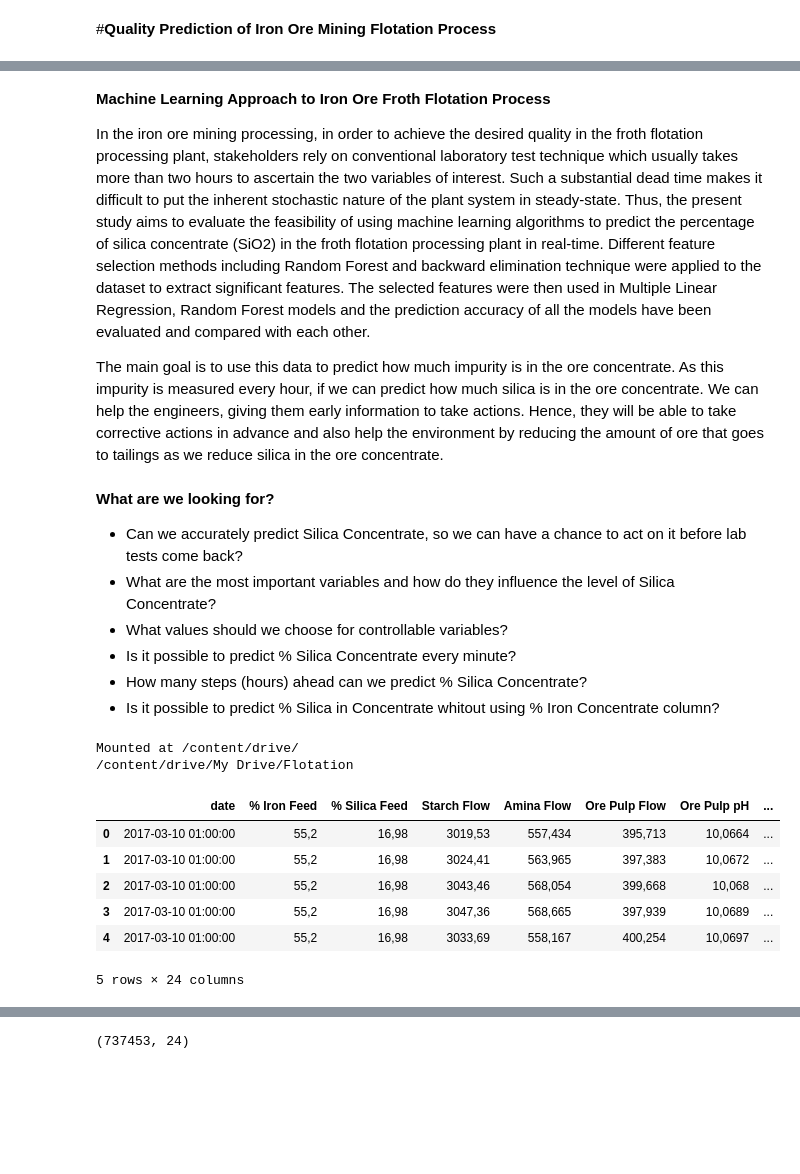
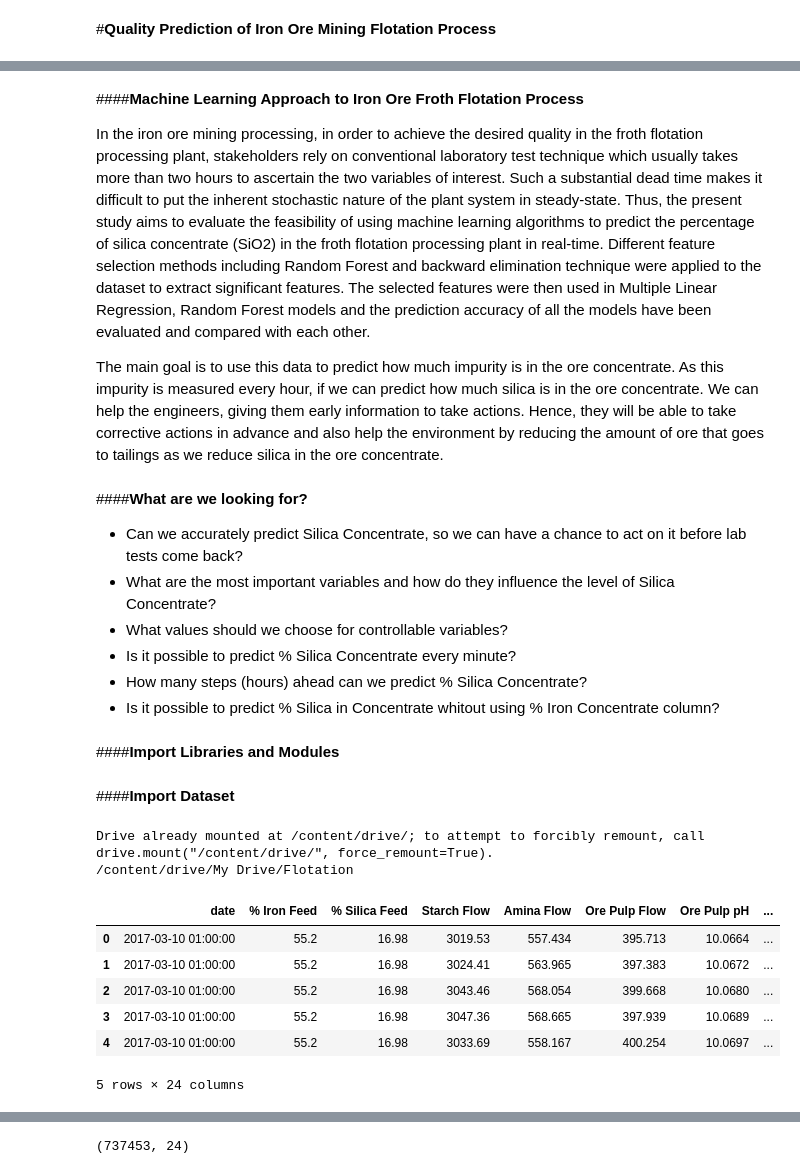
Before and after one commit to ArifAygun/Iron-Ore-Froth-Flotation-Quality-Prediction, a Jupyter notebook: Iron_Ore_Froth_Flotation_Quality_Prediction.ipynb, the cells around one changed output, grey strips where cells are left out. Drawn from its saved outputs; the diff is of its cells as text; code cells hidden in the pictures; blank space fills up the shorter version.

```diff
--- a/Iron_Ore_Froth_Flotation_Quality_Prediction.ipynb
+++ b/Iron_Ore_Froth_Flotation_Quality_Prediction.ipynb
@@ -9,14 +9,14 @@ Froth flotation is an important concentration process. This process can be used
 # %% [markdown]
 ![Untitled 1.jpg](embedded-picture-1)
 # %% [markdown]
-**Machine Learning Approach to Iron Ore Froth Flotation Process**
+####**Machine Learning Approach to Iron Ore Froth Flotation Process**
 
 In the iron ore mining processing, in order to achieve the desired quality in the froth flotation processing plant, stakeholders rely on conventional laboratory test technique which usually takes more than two hours to ascertain the two variables of interest. Such a substantial dead time makes it difficult to put the inherent stochastic nature of the plant system in steady-state.
 Thus, the present study aims to evaluate the feasibility of using machine learning algorithms to predict the percentage of silica concentrate (SiO2) in the froth flotation processing plant in real-time. Different feature selection methods including Random Forest and backward elimination technique were applied to the dataset to extract significant features. The selected features were then used in Multiple Linear Regression, Random Forest models and the prediction accuracy of all the models have been evaluated and compared with each other.
 
 The main goal is to use this data to predict how much impurity is in the ore concentrate. As this impurity is measured every hour, if we can predict how much silica is in the ore concentrate. We can help the engineers, giving them early information to take actions. Hence, they will be able to take corrective actions in advance and also help the environment by reducing the amount of ore that goes to tailings as we reduce silica in the ore concentrate.
 # %% [markdown]
-**What are we looking for?**
+####**What are we looking for?**
 
 - Can we accurately predict Silica Concentrate, so we can have a chance to act on it before lab tests come back?
 - What are the most important variables and how do they influence the level of Silica Concentrate?
@@ -24,6 +24,8 @@ The main goal is to use this data to predict how much impurity is in the ore con
 - Is it possible to predict % Silica Concentrate every minute?
 - How many steps (hours) ahead can we predict % Silica Concentrate?
 - Is it possible to predict % Silica in Concentrate whitout using % Iron Concentrate column?
+# %% [markdown]
+####**Import Libraries and Modules**
 # %%
 import pandas as pd
 import numpy as np
@@ -34,22 +35,24 @@ import matplotlib.pyplot as plt
 from sklearn.preprocessing import StandardScaler
 from sklearn.model_selection import train_test_split
 from sklearn.linear_model import LinearRegression
+# %% [markdown]
+####**Import Dataset**
 # %%
 from google.colab import drive
 drive.mount('/content/drive/')
 
 %cd /content/drive/My Drive/Flotation/
 
-df = pd.read_csv("Flotation_Plant.csv")
-df.head()
+raw_data = pd.read_csv('Flotation_Plant.csv', sep= ',', decimal = ',')
+raw_data.head()
 # %% [output]
-Mounted at /content/drive/
+Drive already mounted at /content/drive/; to attempt to forcibly remount, call drive.mount("/content/drive/", force_remount=True).
 /content/drive/My Drive/Flotation
 |  | date | % Iron Feed | % Silica Feed | Starch Flow | Amina Flow | Ore Pulp Flow | Ore Pulp pH | ... |
-| 0 | 2017-03-10 01:00:00 | 55,2 | 16,98 | 3019,53 | 557,434 | 395,713 | 10,0664 | ... |
-| 1 | 2017-03-10 01:00:00 | 55,2 | 16,98 | 3024,41 | 563,965 | 397,383 | 10,0672 | ... |
-| 2 | 2017-03-10 01:00:00 | 55,2 | 16,98 | 3043,46 | 568,054 | 399,668 | 10,068 | ... |
-| 3 | 2017-03-10 01:00:00 | 55,2 | 16,98 | 3047,36 | 568,665 | 397,939 | 10,0689 | ... |
-| 4 | 2017-03-10 01:00:00 | 55,2 | 16,98 | 3033,69 | 558,167 | 400,254 | 10,0697 | ... |
+| 0 | 2017-03-10 01:00:00 | 55.2 | 16.98 | 3019.53 | 557.434 | 395.713 | 10.0664 | ... |
+| 1 | 2017-03-10 01:00:00 | 55.2 | 16.98 | 3024.41 | 563.965 | 397.383 | 10.0672 | ... |
+| 2 | 2017-03-10 01:00:00 | 55.2 | 16.98 | 3043.46 | 568.054 | 399.668 | 10.0680 | ... |
+| 3 | 2017-03-10 01:00:00 | 55.2 | 16.98 | 3047.36 | 568.665 | 397.939 | 10.0689 | ... |
+| 4 | 2017-03-10 01:00:00 | 55.2 | 16.98 | 3033.69 | 558.167 | 400.254 | 10.0697 | ... |
 5 rows × 24 columns
 # %%
```
Also changed, not shown: parts of 21 cells of this notebook.
